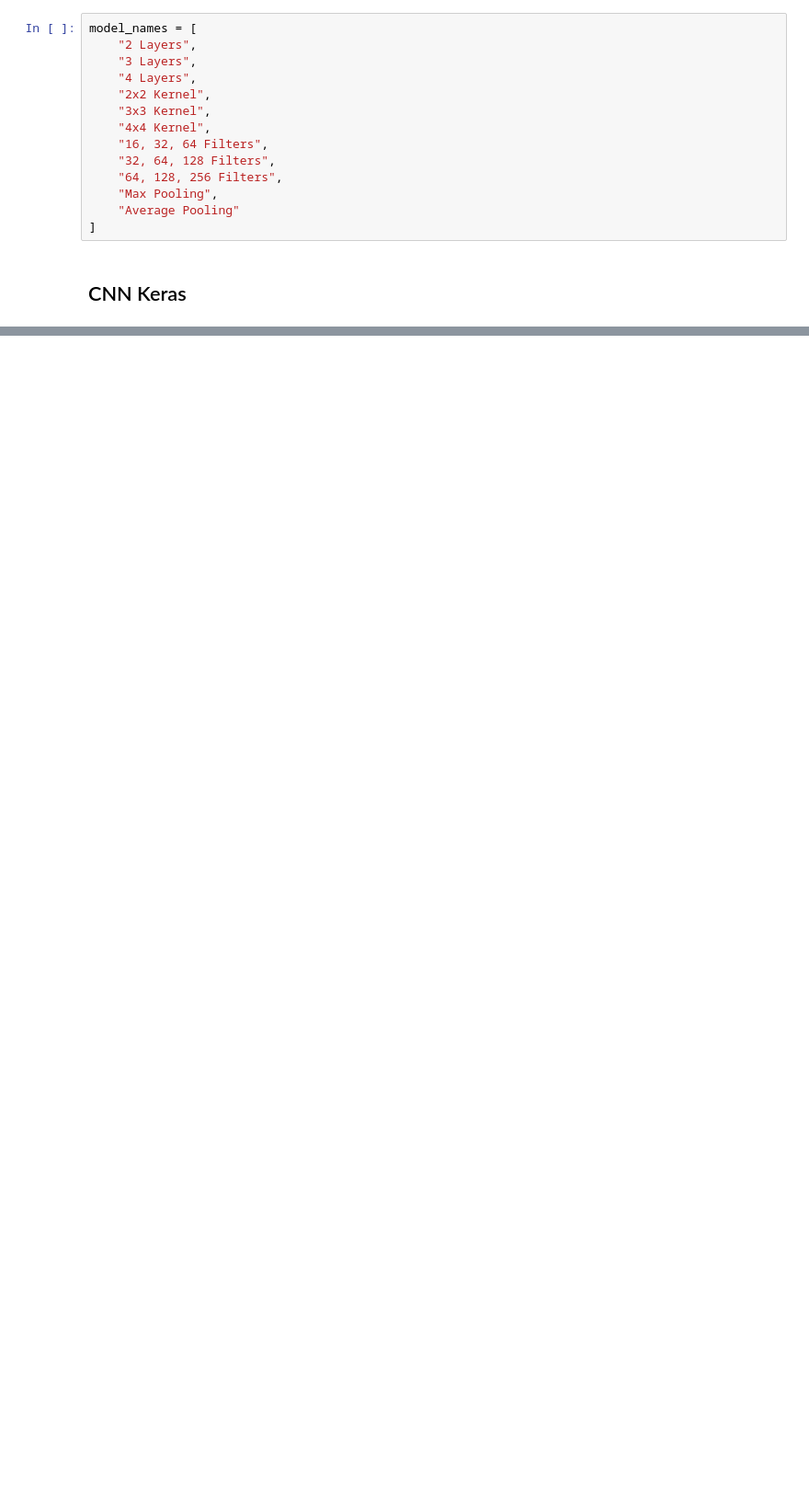
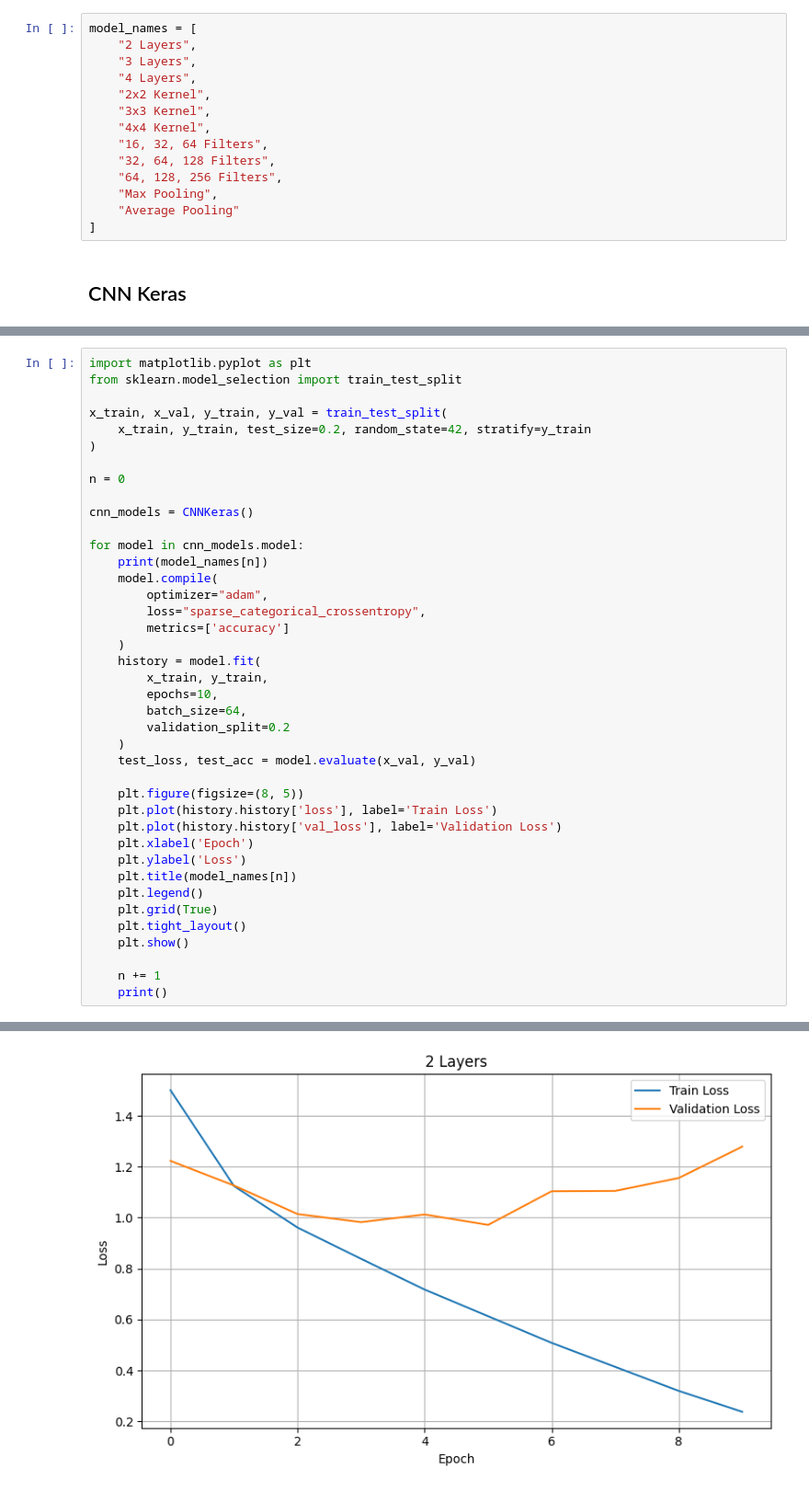
Before and after one commit to scifo04/CNN-RNN-LSTM, a Jupyter notebook: src/cnn.ipynb, the cells around one changed output, grey strips where cells are left out. Shown: that part at 92% size. Drawn from its saved outputs; the diff is of its cells as text; blank space fills up the shorter version.

```diff
--- a/src/cnn.ipynb
+++ b/src/cnn.ipynb
@@ -454,0 +501,41 @@ Prediction distribution: Counter({6: 9, 9: 5, 7: 5, 5: 1})
+# %%
+import matplotlib.pyplot as plt
+from sklearn.model_selection import train_test_split
+
+x_train, x_val, y_train, y_val = train_test_split(
+    x_train, y_train, test_size=0.2, random_state=42, stratify=y_train
+)
+
+n = 0
+
+cnn_models = CNNKeras()
+
+for model in cnn_models.model:
+    print(model_names[n])
+    model.compile(
+        optimizer="adam",
+        loss="sparse_categorical_crossentropy",
+        metrics=['accuracy']
+    )
+    history = model.fit(
+        x_train, y_train,
+        epochs=10,
+        batch_size=64,
+        validation_split=0.2
+    )
+    test_loss, test_acc = model.evaluate(x_val, y_val)
+
+    plt.figure(figsize=(8, 5))
+    plt.plot(history.history['loss'], label='Train Loss')
+    plt.plot(history.history['val_loss'], label='Validation Loss')
+    plt.xlabel('Epoch')
+    plt.ylabel('Loss')
+    plt.title(model_names[n])
+    plt.legend()
+    plt.grid(True)
+    plt.tight_layout()
+    plt.show()
+
+    n += 1
+    print()
+# %% [output]
@@ -454,0 +559 @@ Prediction distribution: Counter({6: 9, 9: 5, 7: 5, 5: 1})
+[figure, added]
```
Also changed, not shown: parts of 7 cells of this notebook, 2 other files.
